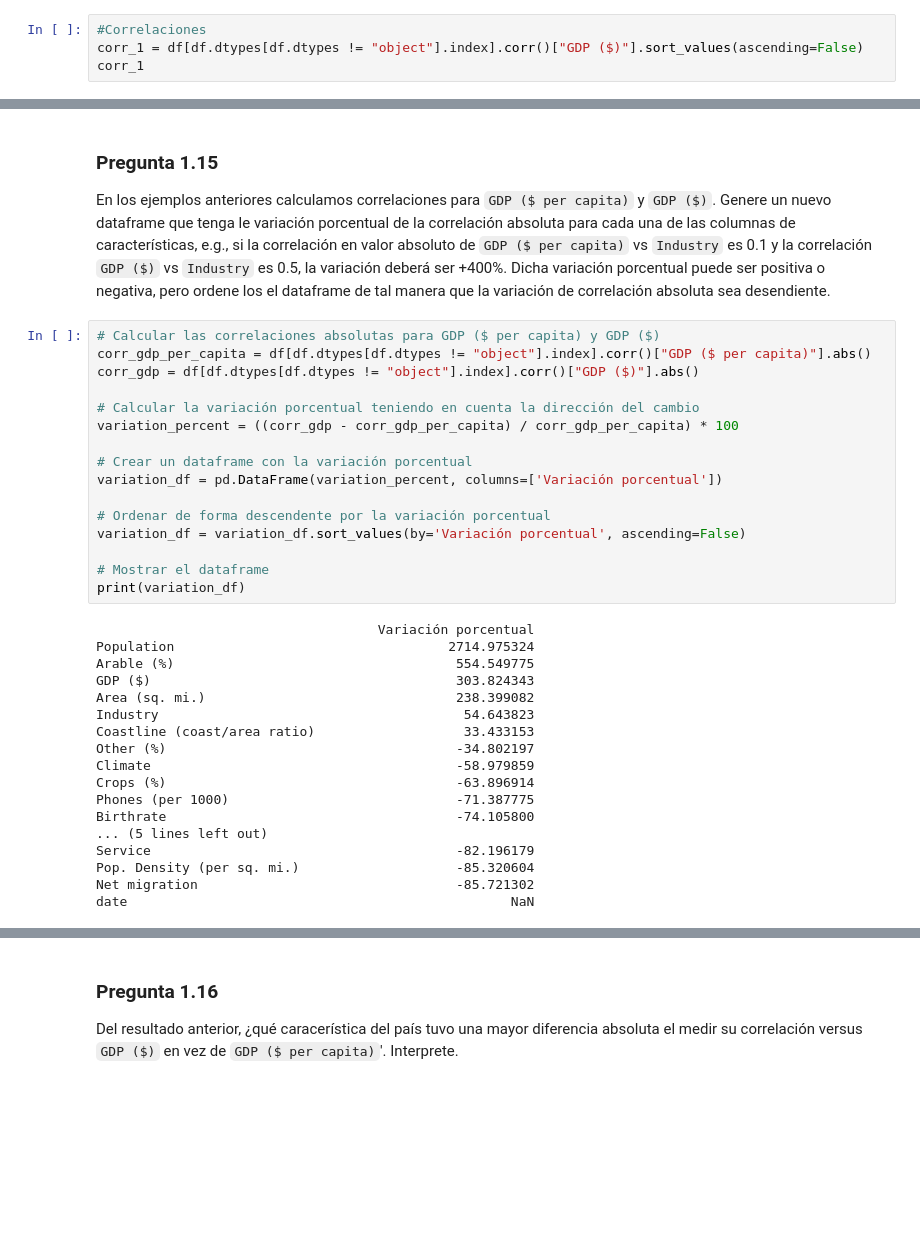
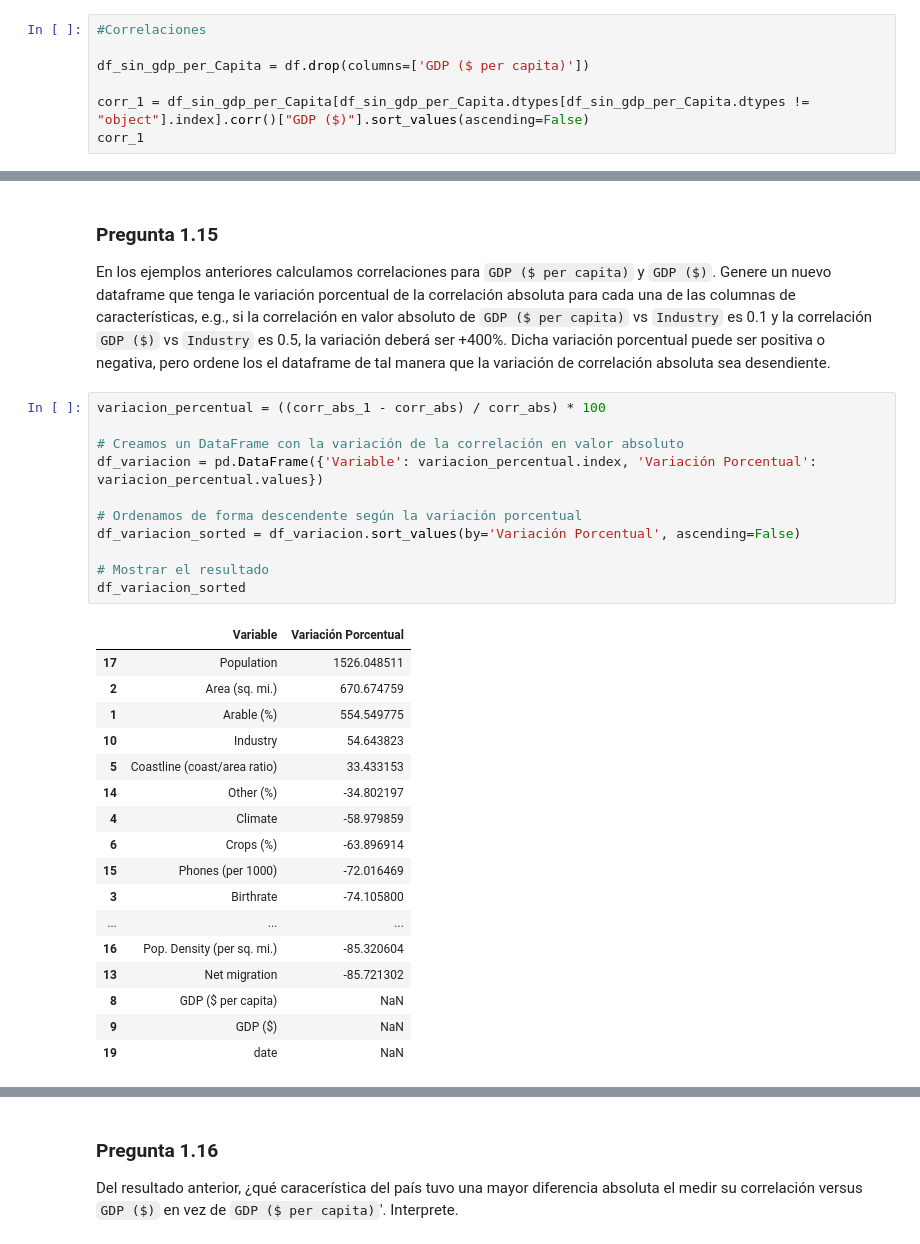
Before and after one commit to MichaelGalazz/Tarea-1-ML, a Jupyter notebook: Tarea_1 (3).ipynb, the cells around one changed output, grey strips where cells are left out. Drawn from its saved outputs; the diff is of its cells as text; blank space fills up the shorter version.

```diff
--- a/Tarea_1 (3).ipynb
+++ b/Tarea_1 (3).ipynb
@@ -724,7 +726,10 @@ df.head()
 Repita el análisis de correlaciones para `GDP ($)` excluyendo `GDP ($ per capita)` del análisis. ¿Cambian las variables que más correlacionan? Justifique.
 # %%
 #Correlaciones
-corr_1 = df[df.dtypes[df.dtypes != "object"].index].corr()["GDP ($)"].sort_values(ascending=False)
+
+df_sin_gdp_per_Capita = df.drop(columns=['GDP ($ per capita)'])
+
+corr_1 = df_sin_gdp_per_Capita[df_sin_gdp_per_Capita.dtypes[df_sin_gdp_per_Capita.dtypes != "object"].index].corr()["GDP ($)"].sort_values(ascending=False)
 corr_1
 # %% [output]
 GDP ($)                               1.000000
@@ -870,37 +881,32 @@ Esta técnica permite conservar los datos originales mientras se reduce el impac
 ### Pregunta 1.15
 
 En los ejemplos anteriores calculamos correlaciones para `GDP ($ per capita)` y `GDP ($)`. Genere un nuevo dataframe que tenga le variación porcentual de la correlación absoluta para cada una de las columnas de características, e.g., si la correlación en valor absoluto de `GDP ($ per capita)` vs `Industry` es 0.1 y la correlación `GDP ($)` vs `Industry` es 0.5, la variación deberá ser +400%. Dicha variación porcentual puede ser positiva o negativa, pero ordene los el dataframe de tal manera que la variación de correlación absoluta sea desendiente.
-# %%
-# Calcular las correlaciones absolutas para GDP ($ per capita) y GDP ($)
-corr_gdp_per_capita = df[df.dtypes[df.dtypes != "object"].index].corr()["GDP ($ per capita)"].abs()
-corr_gdp = df[df.dtypes[df.dtypes != "object"].index].corr()["GDP ($)"].abs()
-
-# Calcular la variación porcentual teniendo en cuenta la dirección del cambio
-variation_percent = ((corr_gdp - corr_gdp_per_capita) / corr_gdp_per_capita) * 100
-
-# Crear un dataframe con la variación porcentual
-variation_df = pd.DataFrame(variation_percent, columns=['Variación porcentual'])
-
-# Ordenar de forma descendente por la variación porcentual
-variation_df = variation_df.sort_values(by='Variación porcentual', ascending=False)
-
-# Mostrar el dataframe
-print(variation_df)
-# %% [output]
-                                    Variación porcentual
-Population                                   2714.975324
-Arable (%)                                    554.549775
-GDP ($)                                       303.824343
-Area (sq. mi.)                                238.399082
-Industry                                       54.643823
-Coastline (coast/area ratio)                   33.433153
-Other (%)                                     -34.802197
-Climate                                       -58.979859
-Crops (%)                                     -63.896914
-Phones (per 1000)                             -71.387775
-Birthrate                                     -74.105800
-... (5 lines left out)
-Service                                       -82.196179
-Pop. Density (per sq. mi.)                    -85.320604
-Net migration                                 -85.721302
-date                                                 NaN
+# %%
+variacion_percentual = ((corr_abs_1 - corr_abs) / corr_abs) * 100
+
+# Creamos un DataFrame con la variación de la correlación en valor absoluto
+df_variacion = pd.DataFrame({'Variable': variacion_percentual.index, 'Variación Porcentual': variacion_percentual.values})
+
+# Ordenamos de forma descendente según la variación porcentual
+df_variacion_sorted = df_variacion.sort_values(by='Variación Porcentual', ascending=False)
+
+# Mostrar el resultado
+df_variacion_sorted
+# %% [output]
+|  | Variable | Variación Porcentual |
+| 17 | Population | 1526.048511 |
+| 2 | Area (sq. mi.) | 670.674759 |
+| 1 | Arable (%) | 554.549775 |
+| 10 | Industry | 54.643823 |
+| 5 | Coastline (coast/area ratio) | 33.433153 |
+| 14 | Other (%) | -34.802197 |
+| 4 | Climate | -58.979859 |
+| 6 | Crops (%) | -63.896914 |
+| 15 | Phones (per 1000) | -72.016469 |
+| 3 | Birthrate | -74.105800 |
+| ... | ... | ... |
+| 16 | Pop. Density (per sq. mi.) | -85.320604 |
+| 13 | Net migration | -85.721302 |
+| 8 | GDP ($ per capita) | NaN |
+| 9 | GDP ($) | NaN |
+| 19 | date | NaN |
```
Also changed, not shown: parts of 14 cells of this notebook.
